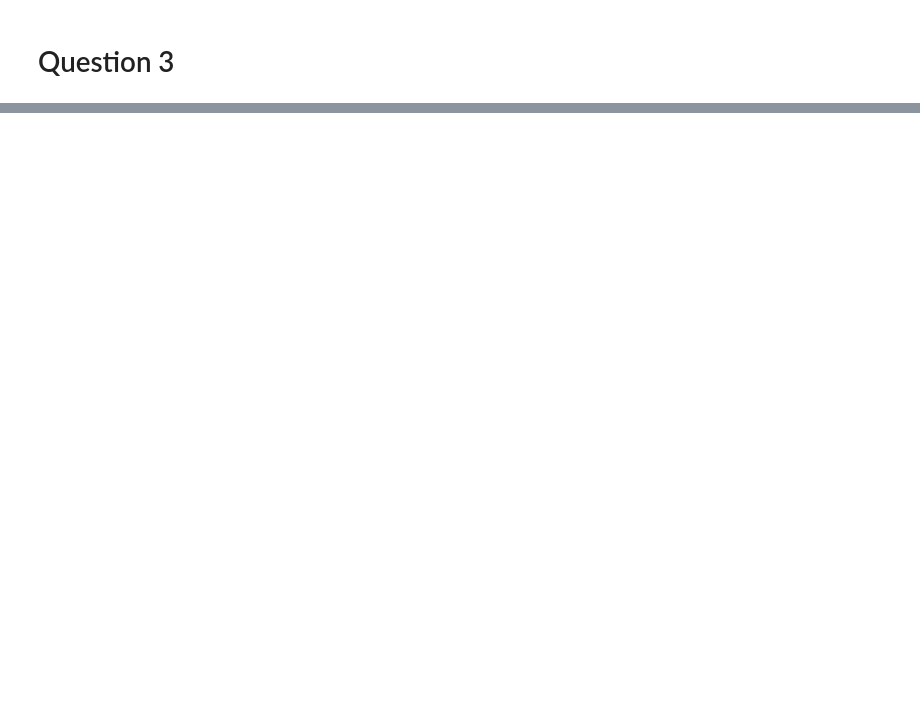
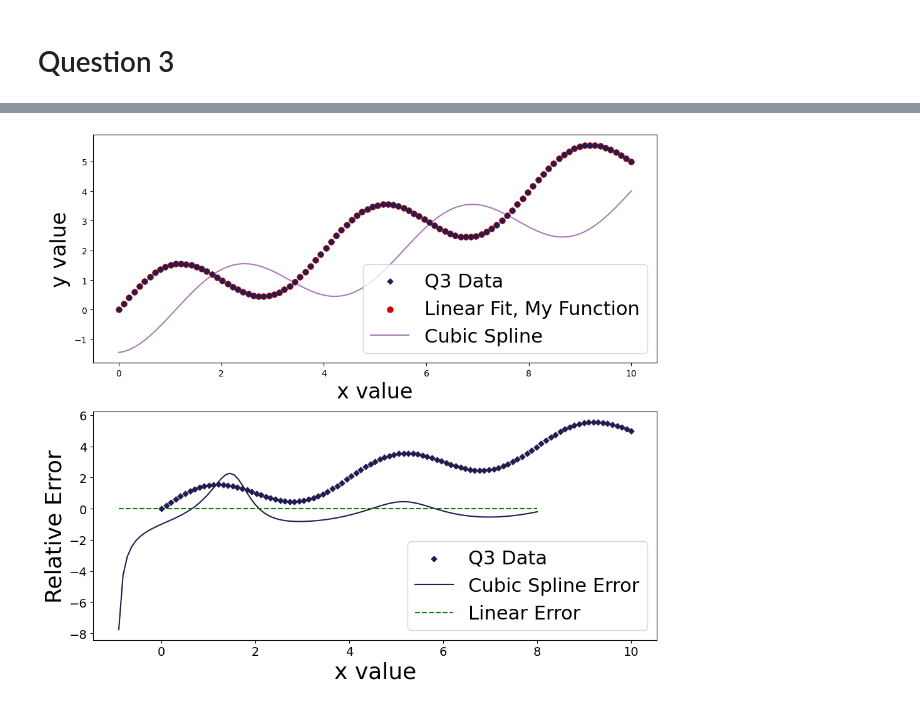
Before and after one commit to Astro-CMalhas/Computational-Astronomy, a Jupyter notebook: HW_01.ipynb, the cells around one changed output, grey strips where cells are left out. Saved outputs shown, nothing was run; the diff lists cells and outputs as text; code cells hidden in the pictures; blank space fills up the shorter version.

```diff
--- a/HW_01.ipynb
+++ b/HW_01.ipynb
@@ -111,0 +146,88 @@ plt.show()
+# %%
+
+#Staring with the empty array so we can append to it later
+truevals= []
+
+range_integers = np.linspace(0, 10, 11)
+#print (range_integers)
+def q3_func(x):
+  Q3_y = np.sin((np.pi / 2)*x) + (x / 2)
+  return Q3_y
+
+
+#oversampling
+x_q3highrers = np.linspace(0, 10, 100)
+y_q3val = q3_func(x_q3highrers)
+
+for i in range (len(range_integers)):
+  z = q3_func(range_integers[i])
+  #print (z)
+  truevals.append(z)
+  #print (z)
+
+#Now we do the two approximations
+
+yval_linear = []
+for i in x_q3highrers:
+    # Loop through the original data intervals
+    for j in range(len(x_q3highrers) - 1):
+        x_lowerbound = x_q3highrers[j]
+        x_upperbound = x_q3highrers[j+1]
+
+        # Check if the current high-res point 'i' is in this interval
+        if x_lowerbound <= i <= x_upperbound:
+            y_lowerbound = y_q3val[j]
+            y_upperbound = y_q3val[j+1]
+
+            # Use your custom function
+            val = interpolateingfuct(x_lowerbound, y_lowerbound, x_upperbound, y_upperbound, i)
+            yval_linear.append(val)
+            break
+
+yval_linear = np.array(yval_linear)
+
+
+#and the cubic one
+Spline_FitQ3= CubicSpline(x_q3highrers, y_q3val)
+yval_spline = Spline_FitQ3(xval_highres)
+
+with np.errstate(divide='ignore', invalid='ignore'):
+    error_linear = (yval_linear - y_q3val) / y_q3val
+    error_cubic = (yval_spline - y_q3val) / y_q3val
+
+# --- 7. Plotting ---
+plt.figure(figsize=(10, 9))
+
+
+plt.subplot(2, 1, 1)
+
+plt.scatter(x_q3highrers, y_q3val, color='#201E50', marker='D', s=20, zorder=5, label='Q3 Data')
+
+plt.scatter(x_q3highrers, yval_linear, color='#D10000', linewidth=1.5, label='Linear Fit, My Function')
+plt.plot(x_q3highrers, yval_spline, color='#A67DB8', linewidth=1.5, label='Cubic Spline')
+#plt.scatter(x_q3highrers, y_q3val, s=80, zorder=5, label='Sampled Data')
+
+plt.legend(fontsize=22)
+plt.ylabel("y value", fontsize=24)
+plt.xlabel("x value", fontsize=24)
+plt.subplot(2, 1, 2)
+#plt.title("(b) Relative Error", fontsize=16)
+#plt.plot(xval_highres, error_linear, 'g--', label='Linear Error')
+
+plt.scatter(x_q3highrers, y_q3val, color='#201E50', marker='D', s=20, zorder=5, label='Q3 Data')
+
+plt.plot(xval_highres, error_cubic, color='#201E50', label='Cubic Spline Error')
+#plt.axhline(0, color='black', linewidth=1)
+plt.xlabel("x value", fontsize=26)
+plt.ylabel("Relative Error", fontsize=26)
+plt.plot(xval_highres, error_linear, label='Linear Error', color='green', linestyle='--')
+plt.legend(fontsize=22)
+
+plt.tight_layout()
+plt.xticks(fontsize=14)
+plt.yticks(fontsize=14)
+plt.savefig('fig3',dpi = 300)
+
+plt.show()
+# %% [output]
+[figure, added]
```
Also changed, not shown: parts of 6 cells of this notebook.
